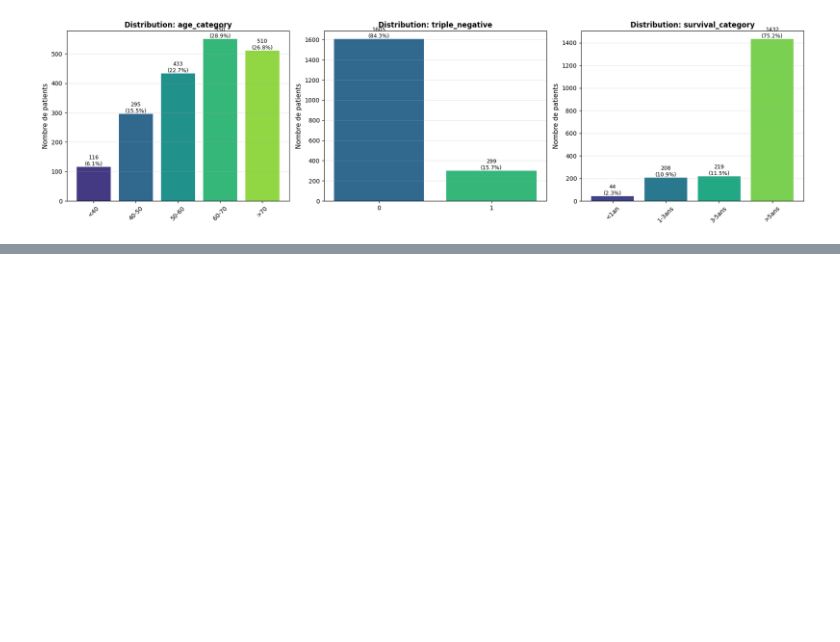
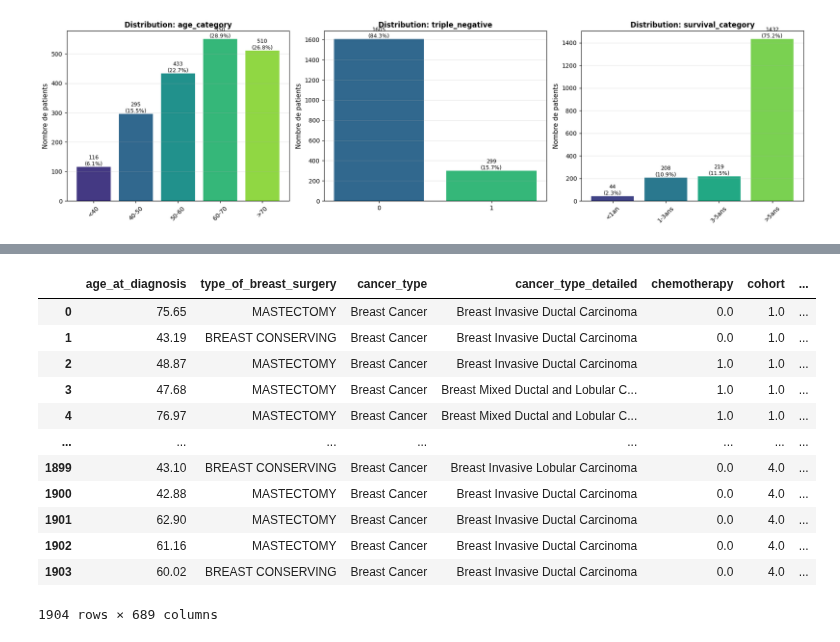
Before and after one commit to yasmineCH03/Breast_Cancer_Detection_ML_Project, a Jupyter notebook: Notebooks/data_preparation/Notebook_METABRIC_Complet.ipynb, the cells around one changed output, grey strips where cells are left out. Drawn from its saved outputs; the diff is of its cells as text; code cells hidden in the pictures; blank space fills up the shorter version.

```diff
--- a/Notebooks/data_preparation/Notebook_METABRIC_Complet.ipynb
+++ b/Notebooks/data_preparation/Notebook_METABRIC_Complet.ipynb
@@ -346,39 +348,39 @@ else:
 [figure]
 # %%
 # Catégories d'âge
-if 'age_at_diagnosis' in df_imputed.columns:
-    df_imputed['age_category'] = pd.cut(df_imputed['age_at_diagnosis'],
+if 'age_at_diagnosis' in df.columns:
+    df['age_category'] = pd.cut(df['age_at_diagnosis'],
                                          bins=[0, 40, 50, 60, 70, 100],
                                          labels=['<40', '40-50', '50-60', '60-70', '>70'])
     print("✅ Variable 'age_category' créée")
 
 # Sous-type Triple Négatif
-if all(col in df_imputed.columns for col in ['er_status', 'pr_status', 'her2_status']):
-    df_imputed['triple_negative'] = ((df_imputed['er_status'] == 'Negative') &
-                                      (df_imputed['pr_status'] == 'Negative') &
-                                      (df_imputed['her2_status'] == 'Negative')).astype(int)
-    print(f"✅ Variable 'triple_negative' créée ({df_imputed['triple_negative'].sum()} cas)")
+if all(col in df.columns for col in ['er_status', 'pr_status', 'her2_status']):
+    df['triple_negative'] = ((df['er_status'] == 'Negative') &
+                                      (df['pr_status'] == 'Negative') &
+                                      (df['her2_status'] == 'Negative')).astype(int)
+    print(f"✅ Variable 'triple_negative' créée ({df['triple_negative'].sum()} cas)")
 
 # Statut ménopausique simplifié
-if 'inferred_menopausal_state' in df_imputed.columns:
-    df_imputed['menopausal_binary'] = df_imputed['inferred_menopausal_state'].map(
+if 'inferred_menopausal_state' in df.columns:
+    df['menopausal_binary'] = df['inferred_menopausal_state'].map(
         {'Pre': 0, 'Post': 1}).fillna(0).astype(int)
     print("✅ Variable 'menopausal_binary' créée")
 
 # Score de risque (basé sur grade + taille tumorale)
-if 'neoplasm_histologic_grade' in df_imputed.columns and 'tumor_size' in df_imputed.columns:
-    df_imputed['risk_score'] = (df_imputed['neoplasm_histologic_grade'] * 0.4 +
-                                 df_imputed['tumor_size'] * 0.6)
+if 'neoplasm_histologic_grade' in df.columns and 'tumor_size' in df.columns:
+    df['risk_score'] = (df['neoplasm_histologic_grade'] * 0.4 +
+                                 df['tumor_size'] * 0.6)
     print("✅ Variable 'risk_score' créée")
 
 # Catégorie de survie
-if 'overall_survival_months' in df_imputed.columns:
-    df_imputed['survival_category'] = pd.cut(df_imputed['overall_survival_months'],
+if 'overall_survival_months' in df.columns:
+    df['survival_category'] = pd.cut(df['overall_survival_months'],
                                               bins=[0, 12, 36, 60, 1000],
                                               labels=['<1an', '1-3ans', '3-5ans', '>5ans'])
     print("✅ Variable 'survival_category' créée")
 
-print(f"\n📊 Dimensions finales: {df_imputed.shape}")
+print(f"\n📊 Dimensions finales: {df.shape}")
 # %% [output]
 ✅ Variable 'age_category' créée
 ✅ Variable 'triple_negative' créée (299 cas)
@@ -417,0 +732,16 @@ if existing_features:
+# %%
+df
+# %% [output]
+|  | age_at_diagnosis | type_of_breast_surgery | cancer_type | cancer_type_detailed | chemotherapy | cohort | ... |
+| 0 | 75.65 | MASTECTOMY | Breast Cancer | Breast Invasive Ductal Carcinoma | 0.0 | 1.0 | ... |
+| 1 | 43.19 | BREAST CONSERVING | Breast Cancer | Breast Invasive Ductal Carcinoma | 0.0 | 1.0 | ... |
+| 2 | 48.87 | MASTECTOMY | Breast Cancer | Breast Invasive Ductal Carcinoma | 1.0 | 1.0 | ... |
+| 3 | 47.68 | MASTECTOMY | Breast Cancer | Breast Mixed Ductal and Lobular C... | 1.0 | 1.0 | ... |
+| 4 | 76.97 | MASTECTOMY | Breast Cancer | Breast Mixed Ductal and Lobular C... | 1.0 | 1.0 | ... |
+| ... | ... | ... | ... | ... | ... | ... | ... |
+| 1899 | 43.10 | BREAST CONSERVING | Breast Cancer | Breast Invasive Lobular Carcinoma | 0.0 | 4.0 | ... |
+| 1900 | 42.88 | MASTECTOMY | Breast Cancer | Breast Invasive Ductal Carcinoma | 0.0 | 4.0 | ... |
+| 1901 | 62.90 | MASTECTOMY | Breast Cancer | Breast Invasive Ductal Carcinoma | 0.0 | 4.0 | ... |
+| 1902 | 61.16 | MASTECTOMY | Breast Cancer | Breast Invasive Ductal Carcinoma | 0.0 | 4.0 | ... |
+| 1903 | 60.02 | BREAST CONSERVING | Breast Cancer | Breast Invasive Ductal Carcinoma | 0.0 | 4.0 | ... |
+1904 rows × 689 columns
```
Also changed, not shown: parts of 5 cells of this notebook.
